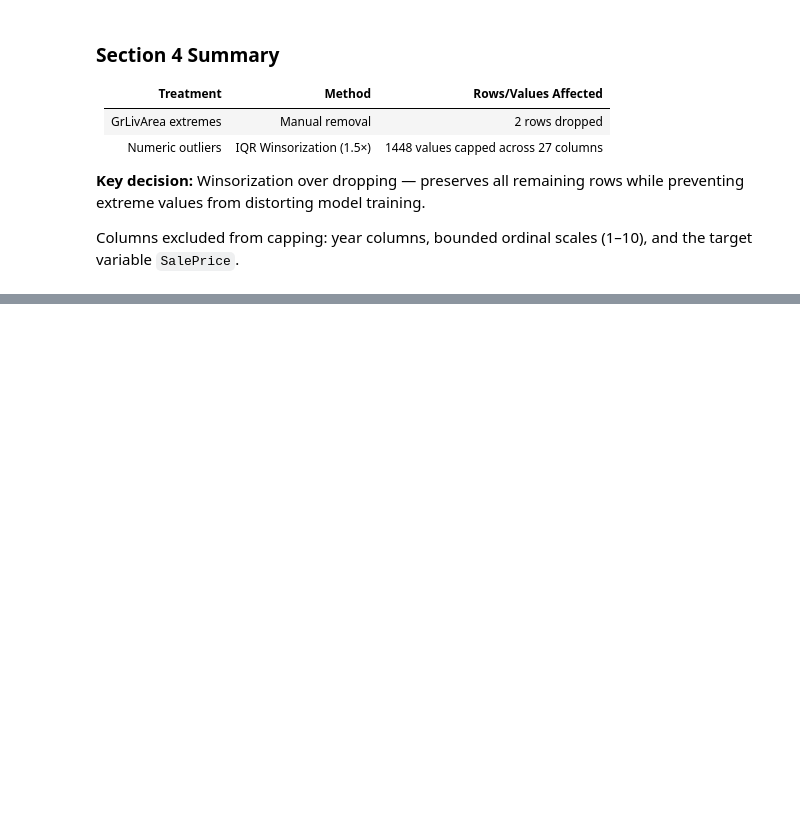
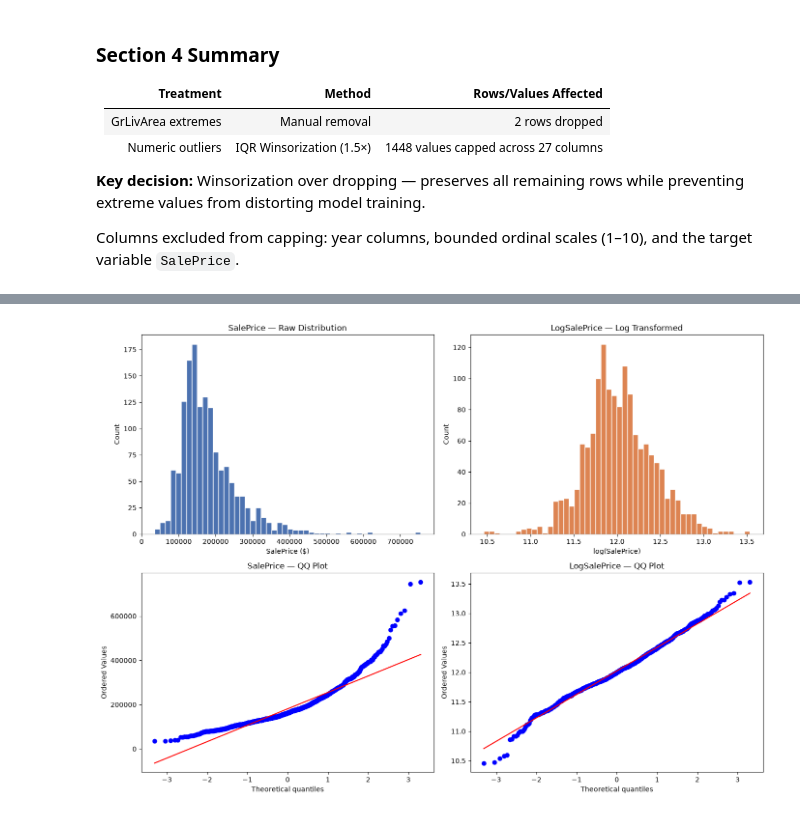
Before and after one commit to Kaarthiraghav/pricewise, a Jupyter notebook: notebooks/01_cleaning.ipynb, the cells around one changed output, grey strips where cells are left out. Cells and saved outputs as stored; diff of their text form; code cells hidden in the pictures; blank space fills up the shorter version.

```diff
--- a/notebooks/01_cleaning.ipynb
+++ b/notebooks/01_cleaning.ipynb
@@ -879,0 +964,7 @@ and the target variable `SalePrice`.
+# %%
+obj_cols = df_clean.select_dtypes(include="object").columns.tolist()
+
+for col in obj_cols:
+    df_clean[col] = df_clean[col].str.strip()
+
+print(f"✅ Stripped whitespace from {len(obj_cols)} categorical columns")
@@ -879,0 +1208,11 @@ and the target variable `SalePrice`.
+# %%
+df_clean["LogSalePrice"] = np.log(df_clean["SalePrice"])
+
+print(f"LogSalePrice added")
+print(f"\nLogSalePrice Summary")
+print("-" * 35)
+print(f"Min    : {df_clean['LogSalePrice'].min():.4f}")
+print(f"Max    : {df_clean['LogSalePrice'].max():.4f}")
+print(f"Mean   : {df_clean['LogSalePrice'].mean():.4f}")
+print(f"Median : {df_clean['LogSalePrice'].median():.4f}")
+print(f"Std    : {df_clean['LogSalePrice'].std():.4f}")
@@ -879,0 +1234,31 @@ and the target variable `SalePrice`.
+# %%
+fig, axes = plt.subplots(2, 2, figsize=(14, 10))
+
+# Raw SalePrice histogram
+axes[0, 0].hist(df_clean["SalePrice"], bins=50,
+                color="#4C72B0", edgecolor="white")
+axes[0, 0].set_title("SalePrice — Raw Distribution")
+axes[0, 0].set_xlabel("SalePrice ($)")
+axes[0, 0].set_ylabel("Count")
+
+# LogSalePrice histogram
+axes[0, 1].hist(df_clean["LogSalePrice"], bins=50,
+                color="#DD8452", edgecolor="white")
+axes[0, 1].set_title("LogSalePrice — Log Transformed")
+axes[0, 1].set_xlabel("log(SalePrice)")
+axes[0, 1].set_ylabel("Count")
+
+# Raw QQ plot
+stats.probplot(df_clean["SalePrice"], dist="norm", plot=axes[1, 0])
+axes[1, 0].set_title("SalePrice — QQ Plot")
+
+# Log QQ plot
+stats.probplot(df_clean["LogSalePrice"], dist="norm", plot=axes[1, 1])
+axes[1, 1].set_title("LogSalePrice — QQ Plot")
+
+plt.tight_layout()
+plt.savefig("../reports/figures/saleprice_log_transform.png",
+            dpi=150, bbox_inches="tight")
+plt.show()
+# %% [output]
+[figure, added]
```
Also changed, not shown: parts of 40 cells of this notebook, 5 other files.
